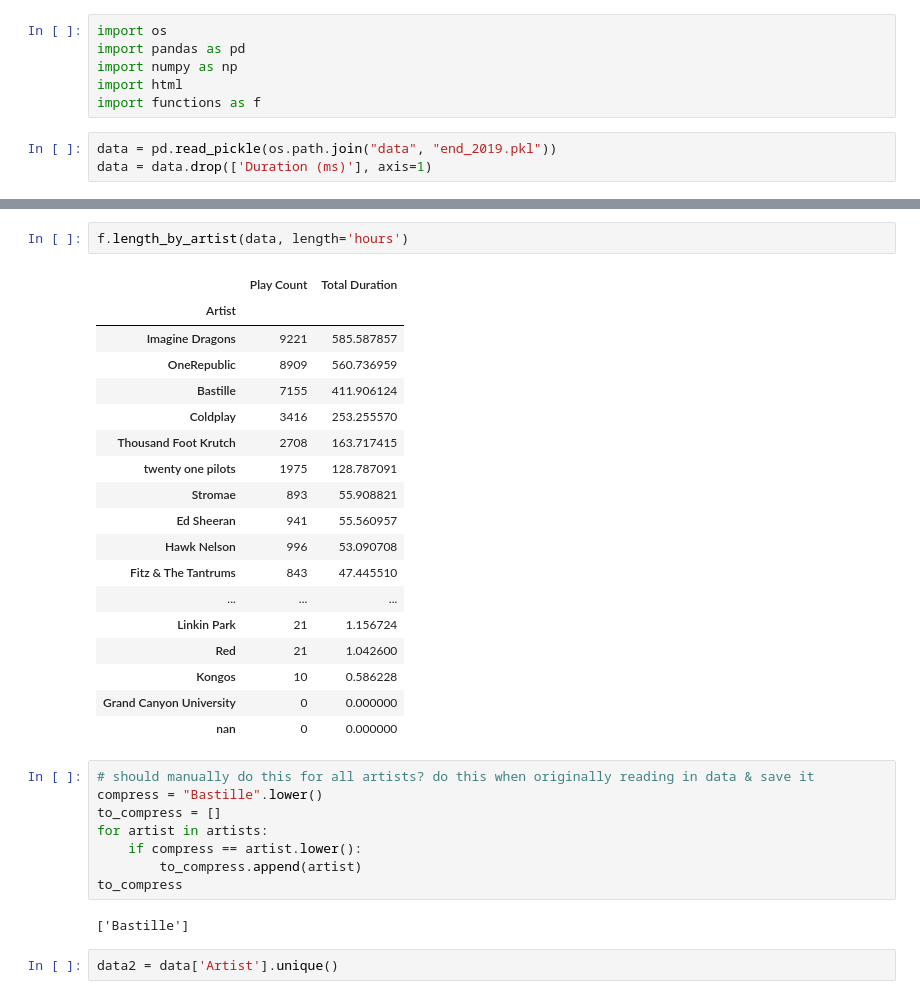
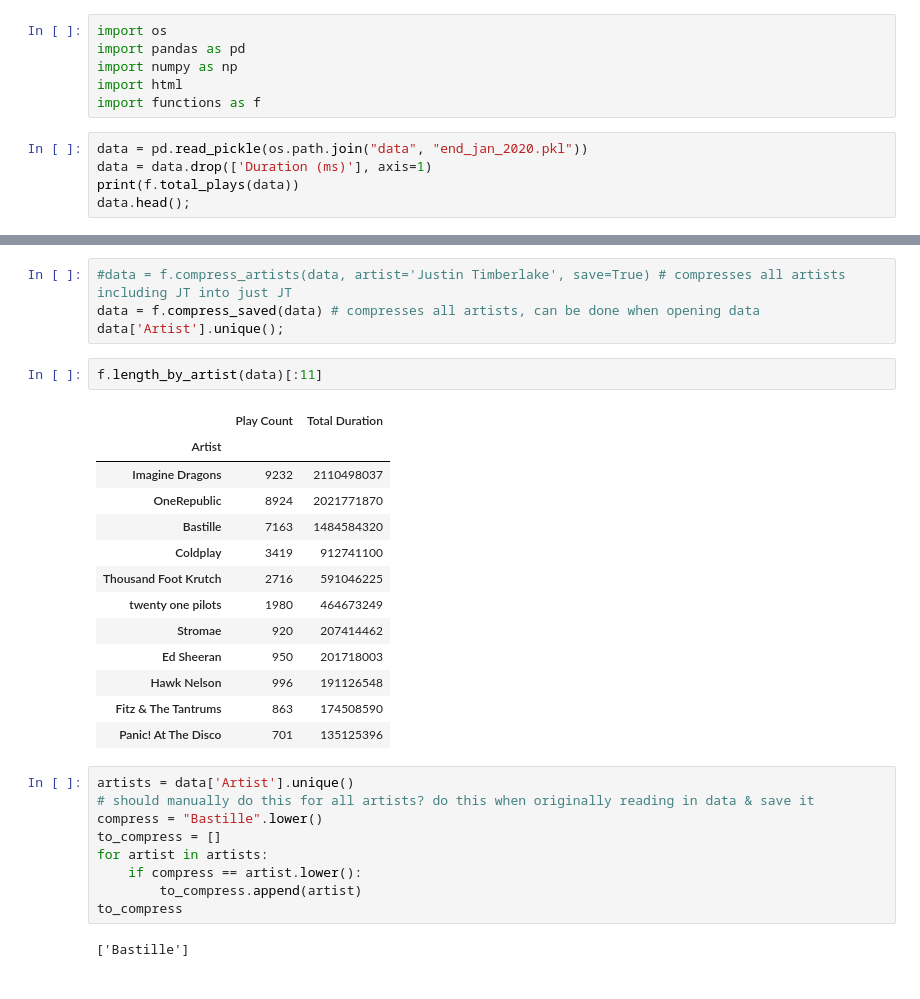
Before and after one commit to jvmohr/moosic, a Jupyter notebook: tester.ipynb, the cells around one changed output, grey strips where cells are left out. Saved outputs shown, nothing was run; the diff lists cells and outputs as text.

```diff
--- a/tester.ipynb
+++ b/tester.ipynb
@@ -5,5 +5,7 @@ import numpy as np
 import html
 import functions as f
 # %%
-data = pd.read_pickle(os.path.join("data", "end_2019.pkl"))
+data = pd.read_pickle(os.path.join("data", "end_jan_2020.pkl"))
 data = data.drop(['Duration (ms)'], axis=1)
+print(f.total_plays(data))
+data.head();
@@ -89,25 +50,25 @@ array(['Panic! At The Disco', 'FM Static', 'Bastille', 'nan',
+# %%
+#data = f.compress_artists(data, artist='Justin Timberlake', save=True) # compresses all artists including JT into just JT
+data = f.compress_saved(data) # compresses all artists, can be done when opening data
+data['Artist'].unique();
 # %%
-f.length_by_artist(data, length='hours')
+f.length_by_artist(data)[:11]
 # %% [output]
 |  | Play Count | Total Duration |
 | Artist |  |  |
-| Imagine Dragons | 9221 | 585.587857 |
-| OneRepublic | 8909 | 560.736959 |
-| Bastille | 7155 | 411.906124 |
-| Coldplay | 3416 | 253.255570 |
-| Thousand Foot Krutch | 2708 | 163.717415 |
-| twenty one pilots | 1975 | 128.787091 |
-| Stromae | 893 | 55.908821 |
-| Ed Sheeran | 941 | 55.560957 |
-| Hawk Nelson | 996 | 53.090708 |
-| Fitz & The Tantrums | 843 | 47.445510 |
-| ... | ... | ... |
-| Linkin Park | 21 | 1.156724 |
-| Red | 21 | 1.042600 |
-| Kongos | 10 | 0.586228 |
-| Grand Canyon University | 0 | 0.000000 |
-| nan | 0 | 0.000000 |
+| Imagine Dragons | 9232 | 2110498037 |
+| OneRepublic | 8924 | 2021771870 |
+| Bastille | 7163 | 1484584320 |
+| Coldplay | 3419 | 912741100 |
+| Thousand Foot Krutch | 2716 | 591046225 |
+| twenty one pilots | 1980 | 464673249 |
+| Stromae | 920 | 207414462 |
+| Ed Sheeran | 950 | 201718003 |
+| Hawk Nelson | 996 | 191126548 |
+| Fitz & The Tantrums | 863 | 174508590 |
+| Panic! At The Disco | 701 | 135125396 |
 # %%
+artists = data['Artist'].unique()
 # should manually do this for all artists? do this when originally reading in data & save it
 compress = "Bastille".lower()
 to_compress = []
@@ -117,5 +78,3 @@ for artist in artists:
 to_compress
 # %% [output]
 ['Bastille']
-# %%
-data2 = data['Artist'].unique()
```
Also changed, not shown: parts of 21 cells of this notebook, 2 other files.
